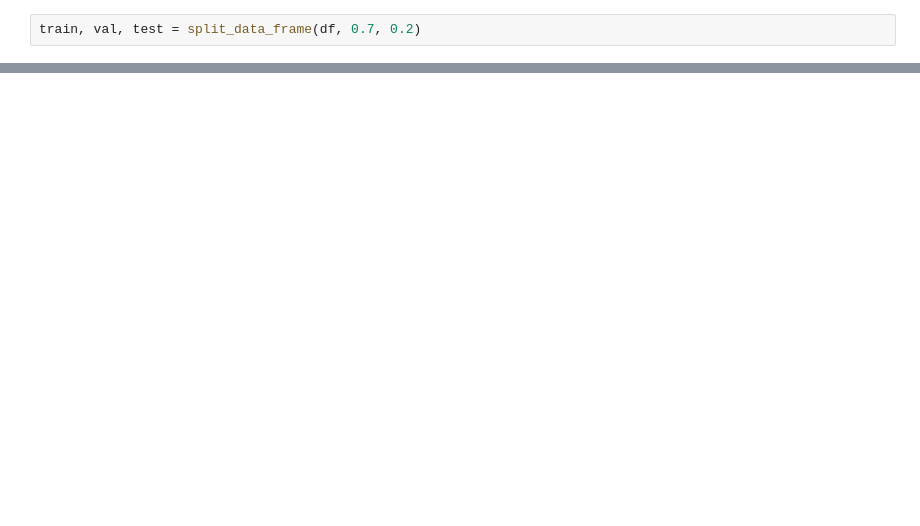
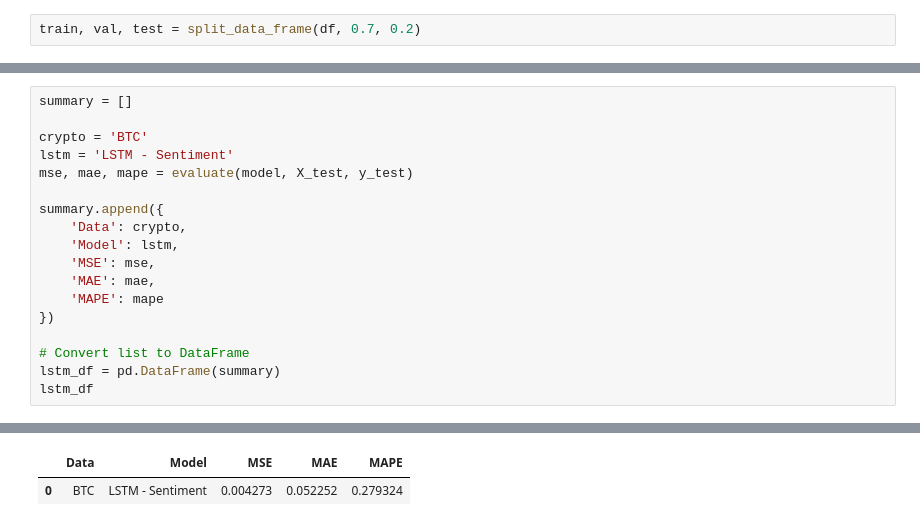
Before and after one commit to lucapetrh-dev/Transformers-Financial-Time-Series-Forecasting, a Jupyter notebook: models/sentiment_scores/LSTM_sentiment.ipynb, the cells around one changed output, grey strips where cells are left out. Drawn from its saved outputs; the diff is of its cells as text; blank space fills up the shorter version.

```diff
--- a/models/sentiment_scores/LSTM_sentiment.ipynb
+++ b/models/sentiment_scores/LSTM_sentiment.ipynb
@@ -237,0 +188,19 @@ plt.show()
+# %%
+summary = []
+
+crypto = 'BTC'
+lstm = 'LSTM - Sentiment'
+mse, mae, mape = evaluate(model, X_test, y_test)
+
+summary.append({
+    'Data': crypto,
+    'Model': lstm,
+    'MSE': mse,
+    'MAE': mae,
+    'MAPE': mape
+})
+
+# Convert list to DataFrame
+lstm_df = pd.DataFrame(summary)
+lstm_df
+# %% [output]
@@ -237,0 +209,2 @@ plt.show()
+|  | Data | Model | MSE | MAE | MAPE |
+| 0 | BTC | LSTM - Sentiment | 0.004273 | 0.052252 | 0.279324 |
```
Also changed, not shown: parts of 16 cells of this notebook, 16 other files.
